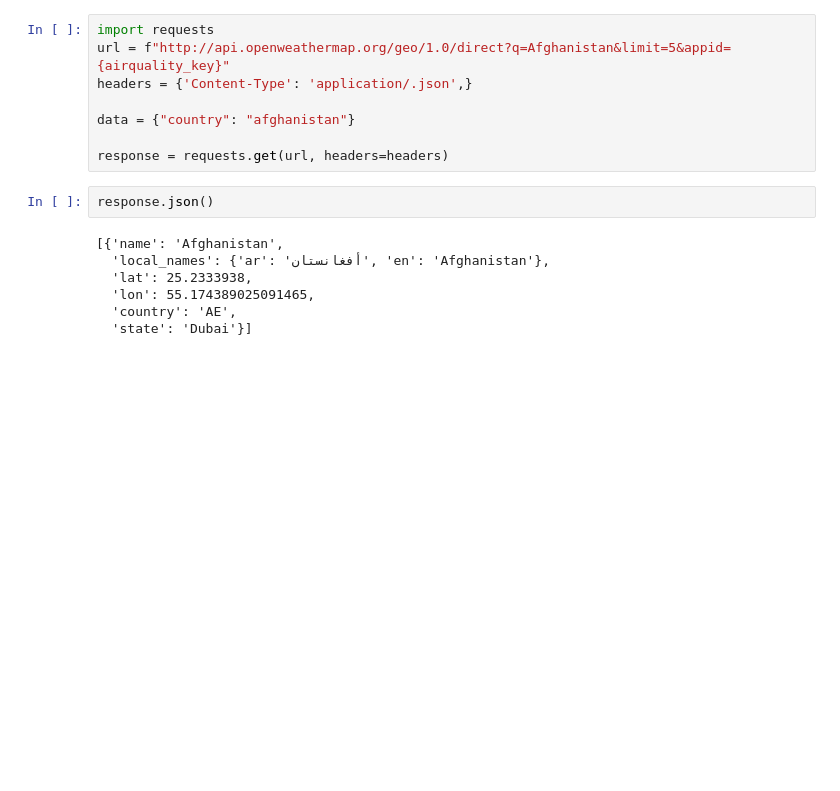
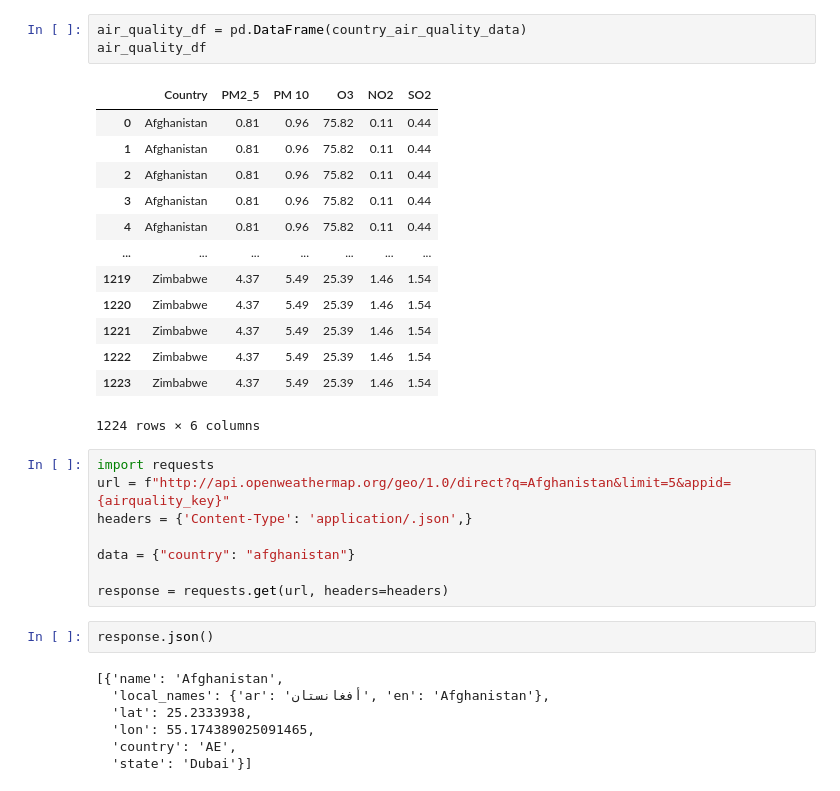
Before and after one commit to Whereiswendy/PolutionEffects-APIStudy, a Jupyter notebook: Air Quality Vs Respiratory/Air_Quality _vs_Raspiratoty.ipynb, the cells around one changed output. Drawn from its saved outputs; the diff is of its cells as text; blank space fills up the shorter version.

```diff
--- a/Air Quality Vs Respiratory/Air_Quality _vs_Raspiratoty.ipynb
+++ b/Air Quality Vs Respiratory/Air_Quality _vs_Raspiratoty.ipynb
@@ -58,3 +179,20 @@ cause_of_death
+# %%
+air_quality_df = pd.DataFrame(country_air_quality_data)
+air_quality_df
+# %% [output]
+|  | Country | PM2_5 | PM 10 | O3 | NO2 | SO2 |
+| 0 | Afghanistan | 0.81 | 0.96 | 75.82 | 0.11 | 0.44 |
+| 1 | Afghanistan | 0.81 | 0.96 | 75.82 | 0.11 | 0.44 |
+| 2 | Afghanistan | 0.81 | 0.96 | 75.82 | 0.11 | 0.44 |
+| 3 | Afghanistan | 0.81 | 0.96 | 75.82 | 0.11 | 0.44 |
+| 4 | Afghanistan | 0.81 | 0.96 | 75.82 | 0.11 | 0.44 |
+| ... | ... | ... | ... | ... | ... | ... |
+| 1219 | Zimbabwe | 4.37 | 5.49 | 25.39 | 1.46 | 1.54 |
+| 1220 | Zimbabwe | 4.37 | 5.49 | 25.39 | 1.46 | 1.54 |
+| 1221 | Zimbabwe | 4.37 | 5.49 | 25.39 | 1.46 | 1.54 |
+| 1222 | Zimbabwe | 4.37 | 5.49 | 25.39 | 1.46 | 1.54 |
+| 1223 | Zimbabwe | 4.37 | 5.49 | 25.39 | 1.46 | 1.54 |
+1224 rows × 6 columns
 # %%
 import requests
 url = f"http://api.openweathermap.org/geo/1.0/direct?q=Afghanistan&limit=5&appid={airquality_key}"
```
Also changed, not shown: parts of 7 cells of this notebook, 10 other files.
